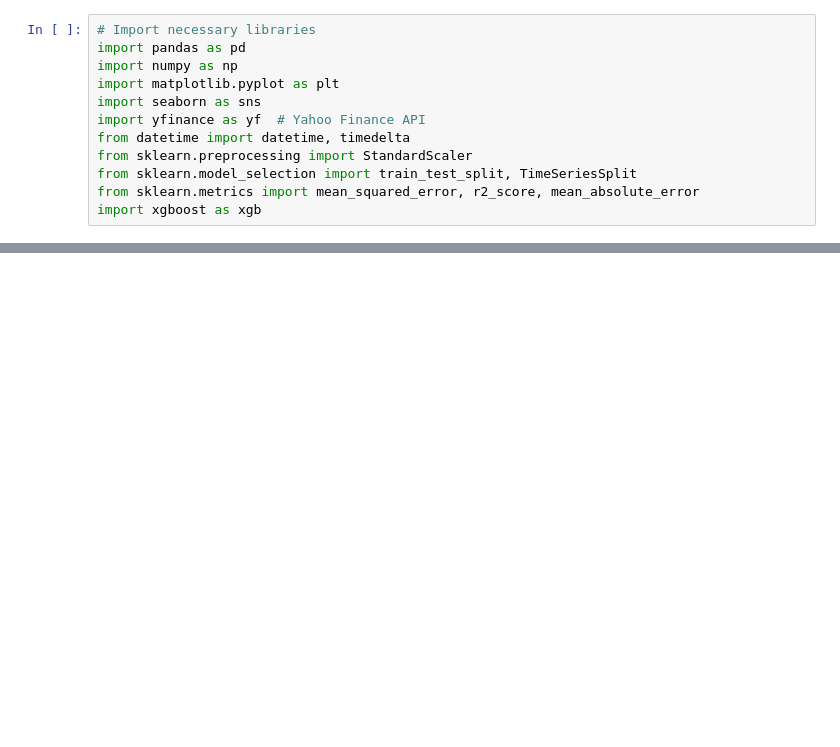
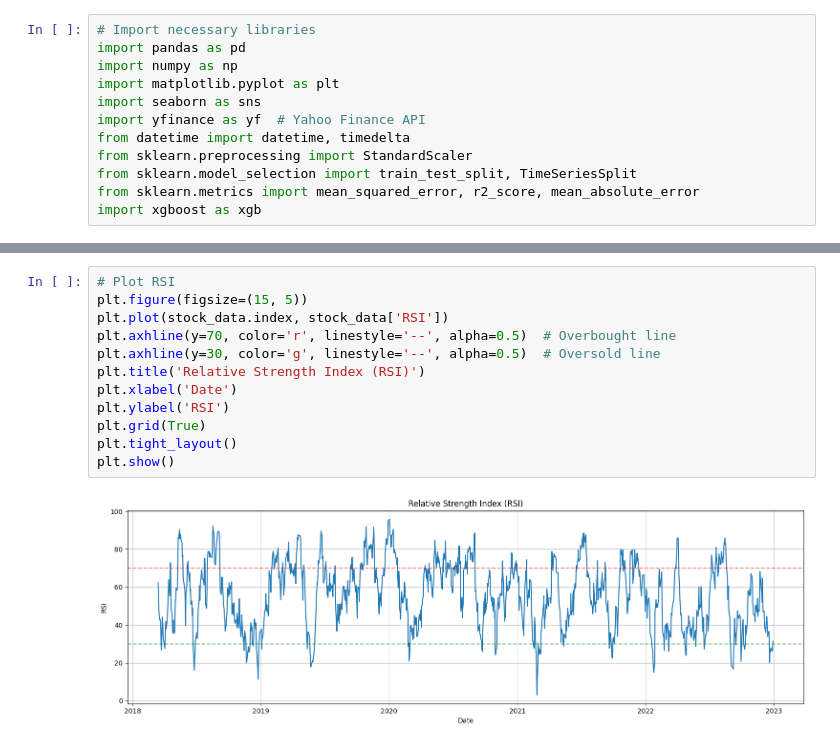
Before and after one commit to sandeepsony/PandasPrep, a Jupyter notebook: Timeseries_finance.ipynb, the cells around one changed output, grey strips where cells are left out. Saved outputs shown, nothing was run; the diff lists cells and outputs as text; blank space fills up the shorter version.

```diff
--- a/Timeseries_finance.ipynb
+++ b/Timeseries_finance.ipynb
@@ -32,0 +156,14 @@ NameError: name 'yf' is not defined
+# %%
+# Plot RSI
+plt.figure(figsize=(15, 5))
+plt.plot(stock_data.index, stock_data['RSI'])
+plt.axhline(y=70, color='r', linestyle='--', alpha=0.5)  # Overbought line
+plt.axhline(y=30, color='g', linestyle='--', alpha=0.5)  # Oversold line
+plt.title('Relative Strength Index (RSI)')
+plt.xlabel('Date')
+plt.ylabel('RSI')
+plt.grid(True)
+plt.tight_layout()
+plt.show()
+# %% [output]
+[figure, added]
```
Also changed, not shown: parts of 8 cells of this notebook.
